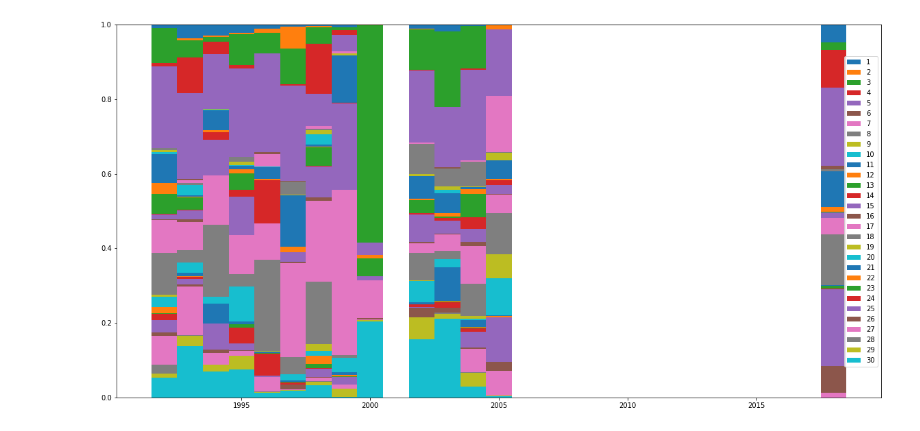
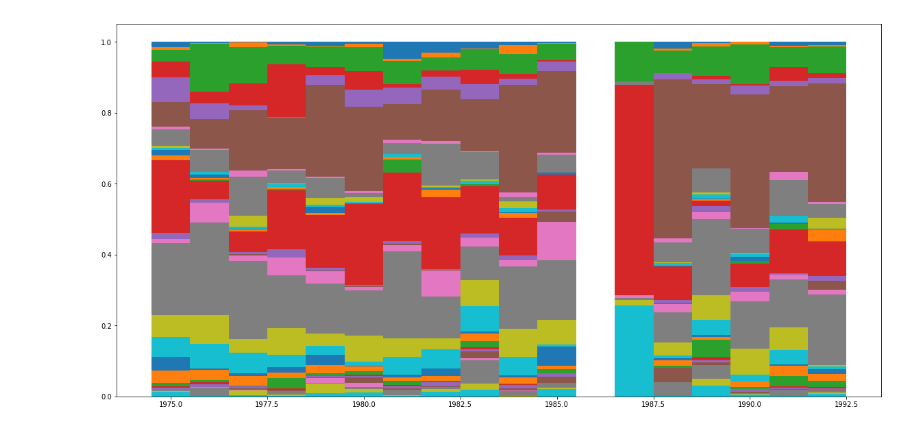
Before and after one commit to ed1d1a8d/17.835-project, a Jupyter notebook: notebooks/lda.ipynb, the cells around one changed output. Drawn from its saved outputs; the diff is of its cells as text; code cells hidden in the pictures.

```diff
--- a/notebooks/lda.ipynb
+++ b/notebooks/lda.ipynb
@@ -126,5 +153,5 @@ for x in [1937, 1952, 1961, 1968, 1977, 1980, 1993, 2000]:
 # %%
-def plot_person(last):
+def plot_person(last, low=1700, high=2005):
     warren_dist = {}
     warren_cnt = {}
     for i in range (len(df)):
@@ -140,8 +167,7 @@ def plot_person(last):
     for key in warren_dist:
         warren_dist[key] /= warren_cnt[key]
 
-    med = int(np.median(list(warren_dist.keys())))
-    warren_years = list(filter(lambda year: med - 25 <= year and year <= med + 25, sorted(warren_dist.keys())))
+    warren_years = list(filter(lambda year: low <= year and year <= high, sorted(warren_dist.keys())))
 
     warren_np = np.zeros((len(warren_years), NUM_TOPICS))
     for i, year in enumerate(warren_years):
@@ -153,4 +179,4 @@ def plot_person(last):
     for i in range(1, NUM_TOPICS):
         bot -= warren_np[:, i]
         plt.bar(warren_years, warren_np[:, i], bottom=bot, width=1)
-    plt.legend(list(range(1, NUM_TOPICS + 1)))
+    #plt.legend(list(range(1, NUM_TOPICS + 1)))
@@ -161,4 +183,4 @@ plot_person("Scalia")
-# %%
-plot_person("Thomas")
-# %% [output]
-[figure, removed]
+# %%
+plot_person("Rehnquist", low=1975, high=1992)
+# %% [output]
+[figure, added]
```
Also changed, not shown: parts of 12 cells of this notebook, 1 other file.
